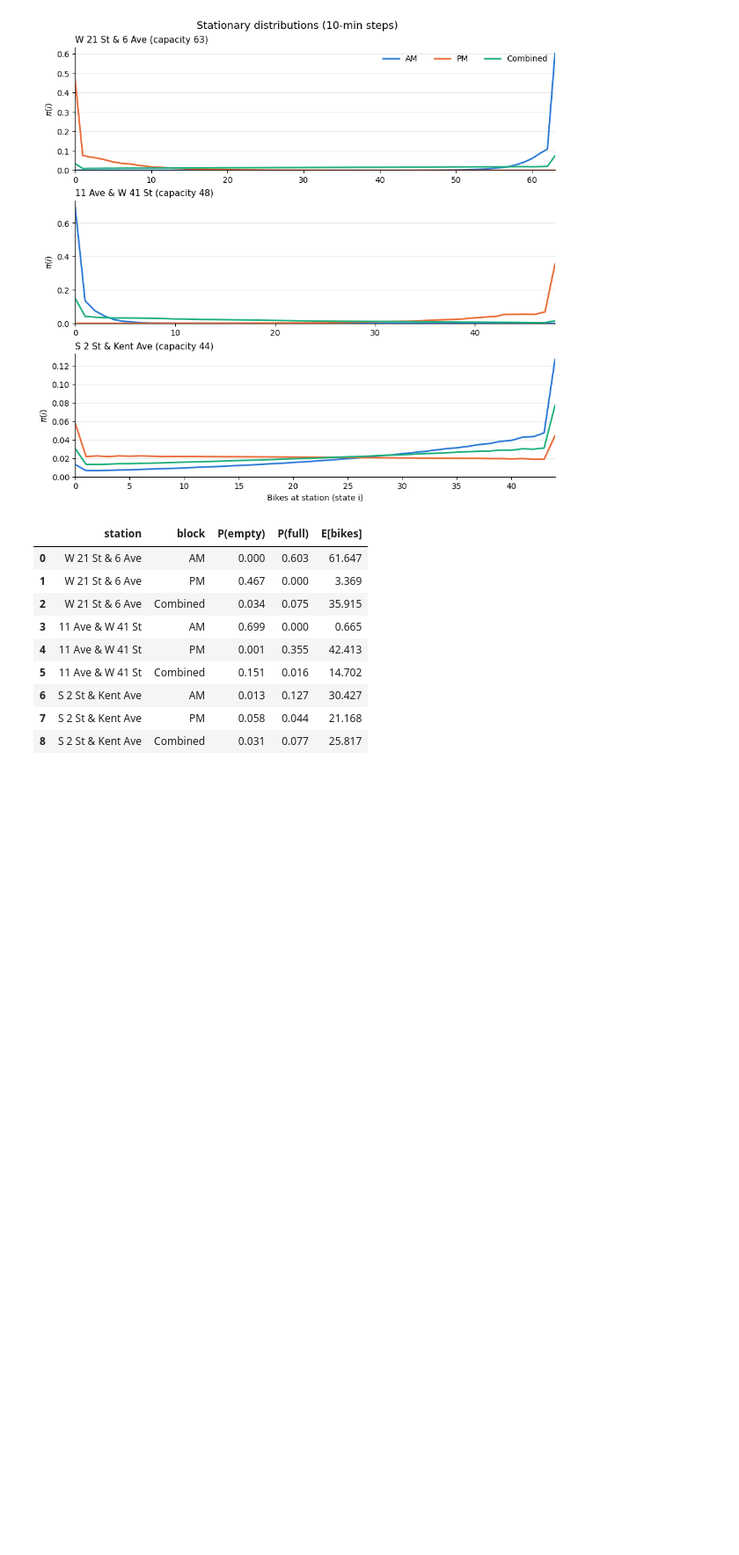
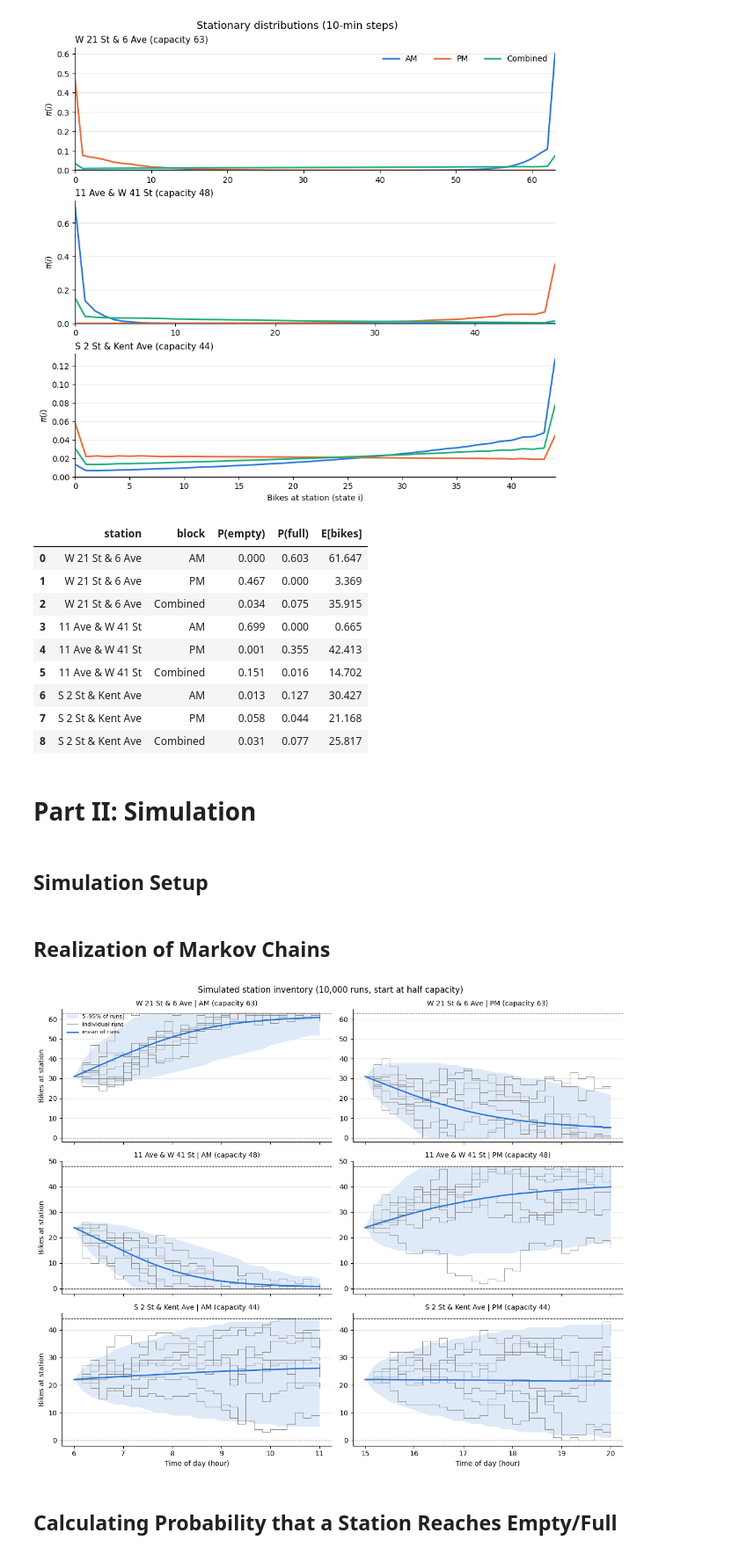
Before and after one commit to jahausma/ORIE_Project, a Jupyter notebook: ORIE_5530_Notebook.ipynb, the cells around one changed output. Shown at 88% size. Cells and saved outputs as stored; diff of their text form; code cells hidden in the pictures; blank space fills up the shorter version.

Commit message:
Finishing part 2 and including additional analysis

```diff
--- a/ORIE_5530_Notebook.ipynb
+++ b/ORIE_5530_Notebook.ipynb
@@ -708,3 +708,74 @@ display(summary.round(3))
 | 6 | S 2 St & Kent Ave | AM | 0.013 | 0.127 | 30.427 |
 | 7 | S 2 St & Kent Ave | PM | 0.058 | 0.044 | 21.168 |
 | 8 | S 2 St & Kent Ave | Combined | 0.031 | 0.077 | 25.817 |
+# %% [markdown]
+# Part II: Simulation
+# %% [markdown]
+## Simulation Setup
+# %%
+N_STEPS = 30
+N_RUNS = 10000
+N_SHOW = 8
+BLOCK_START = {"AM": 6, "PM": 15}
+SEED = 0
+STEP_MIN = 10
+# %% [markdown]
+## Realization of Markov Chains
+# %%
+# Experiment 1: starting state for each station at capacity/2 (not looking at Combined Markov chain)
+rng = np.random.default_rng(SEED)
+def simulate_run(P, start_state, n_steps, rng):
+    """One simulated path of the chain: returns states X_0, ..., X_n."""
+    states = np.empty(n_steps + 1, dtype=int)
+    states[0] = start_state
+    for t in range(n_steps):
+        states[t + 1] = rng.choice(len(P), p=P[states[t]])
+    return states
+
+def simulate_many(P, start_state, n_steps, n_runs, rng):
+    return np.array([simulate_run(P, start_state, n_steps, rng) for _ in range(n_runs)])
+
+sims = {}
+for station, cap in zip(stations, station_capacities):
+    sims[station] = {}
+    for block in ["AM", "PM"]:
+        sims[station][block] = simulate_many(MCs[station][block], cap //2, N_STEPS, N_RUNS, rng)
+
+fig, axes = plt.subplots(len(stations), 2, figsize=(12,10), sharex='col')
+
+for r, (station, cap) in enumerate(zip(stations, station_capacities)):
+    for c, block in enumerate(["AM", "PM"]):
+        ax = axes[r,c]
+        paths = sims[station][block]
+        hours = BLOCK_START[block] + np.arange(N_STEPS + 1) / 6
+
+        lo, hi = np.percentile(paths, [5,95], axis = 0)
+        ax.fill_between(hours, lo, hi, color="#2a78d6", alpha=0.15,
+                        lw=0, label="5–95% of runs")
+
+        for i, path in enumerate(paths[:N_SHOW]):
+            ax.step(hours, path, where="post", color="0.55", lw=0.8,
+                    label="individual runs" if i == 0 else None)
+        ax.plot(hours, paths.mean(axis=0), color="#2a78d6", lw=2,
+                label="mean of runs")
+
+        ax.axhline(0, color="0.3", ls="--", lw=0.8)
+        ax.axhline(cap, color="0.3", ls="--", lw=0.8)
+        ax.set_ylim(-2, cap + 2)
+        ax.set_title(f"{station} | {block} (capacity {cap})", fontsize=10)
+        ax.grid(axis="y", color="0.9")
+        ax.spines[["top", "right"]].set_visible(False)
+        if c == 0:
+            ax.set_ylabel("Bikes at station")
+        if r == len(stations) - 1:
+            ax.set_xlabel("Time of day (hour)")
+
+axes[0, 0].legend(loc="upper left", fontsize=8, frameon=False)
+fig.suptitle(f"Simulated station inventory ({N_RUNS:,} runs, start at half capacity)")
+fig.tight_layout()
+fig.savefig("images/simulation_runs.png", dpi=200, bbox_inches="tight")
+plt.show()
+# %% [output]
+[figure, added]
+# %% [markdown]
+## Calculating Probability that a Station Reaches Empty/Full
```
Also changed, not shown: parts of 3 cells of this notebook, 3 other files.
